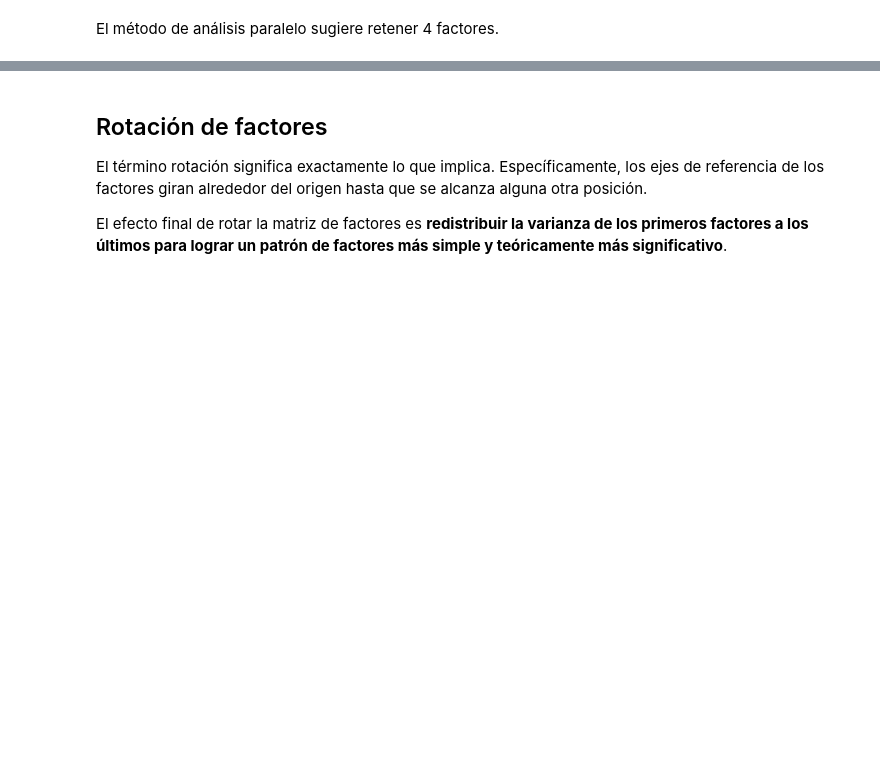
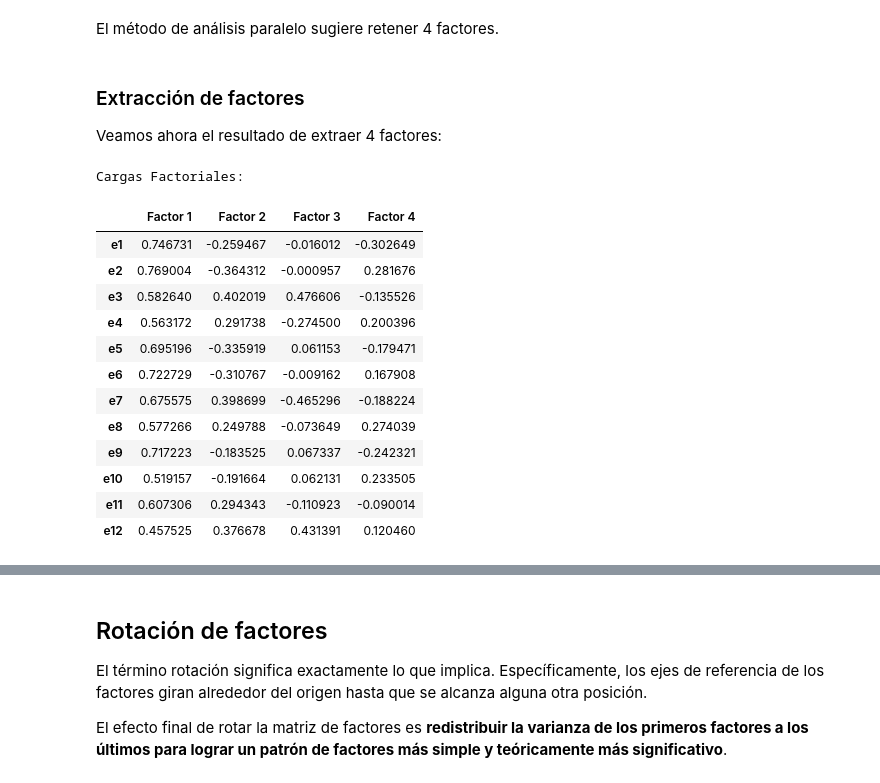
Before and after one commit to renatoparedes/EstadisticaYPsicologiaMatematica, a Jupyter notebook: AFE/AnalisisFactorialExploratorio.ipynb, the cells around one changed output, grey strips where cells are left out. Saved outputs shown, nothing was run; the diff lists cells and outputs as text; code cells hidden in the pictures; blank space fills up the shorter version.

```diff
--- a/AFE/AnalisisFactorialExploratorio.ipynb
+++ b/AFE/AnalisisFactorialExploratorio.ipynb
@@ -278,3 +281,29 @@ Parallel analysis suggests that the number of factors =  4  and the number of co
 [figure]
 # %% [markdown]
 El método de análisis paralelo sugiere retener 4 factores.
+# %% [markdown]
+### Extracción de factores
+
+Veamos ahora el resultado de extraer 4 factores:
+# %%
+fa = FactorAnalyzer(n_factors=4,rotation=None)
+fa.fit(scaled_df)
+
+loadings = pd.DataFrame(fa.loadings_, columns=['Factor 1', 'Factor 2', 'Factor 3', 'Factor 4'], index=scaled_df.columns)
+print("Cargas Factoriales:")
+loadings
+# %% [output]
+Cargas Factoriales:
+|  | Factor 1 | Factor 2 | Factor 3 | Factor 4 |
+| e1 | 0.746731 | -0.259467 | -0.016012 | -0.302649 |
+| e2 | 0.769004 | -0.364312 | -0.000957 | 0.281676 |
+| e3 | 0.582640 | 0.402019 | 0.476606 | -0.135526 |
+| e4 | 0.563172 | 0.291738 | -0.274500 | 0.200396 |
+| e5 | 0.695196 | -0.335919 | 0.061153 | -0.179471 |
+| e6 | 0.722729 | -0.310767 | -0.009162 | 0.167908 |
+| e7 | 0.675575 | 0.398699 | -0.465296 | -0.188224 |
+| e8 | 0.577266 | 0.249788 | -0.073649 | 0.274039 |
+| e9 | 0.717223 | -0.183525 | 0.067337 | -0.242321 |
+| e10 | 0.519157 | -0.191664 | 0.062131 | 0.233505 |
+| e11 | 0.607306 | 0.294343 | -0.110923 | -0.090014 |
+| e12 | 0.457525 | 0.376678 | 0.431391 | 0.120460 |
```
Also changed, not shown: parts of 28 cells of this notebook.
